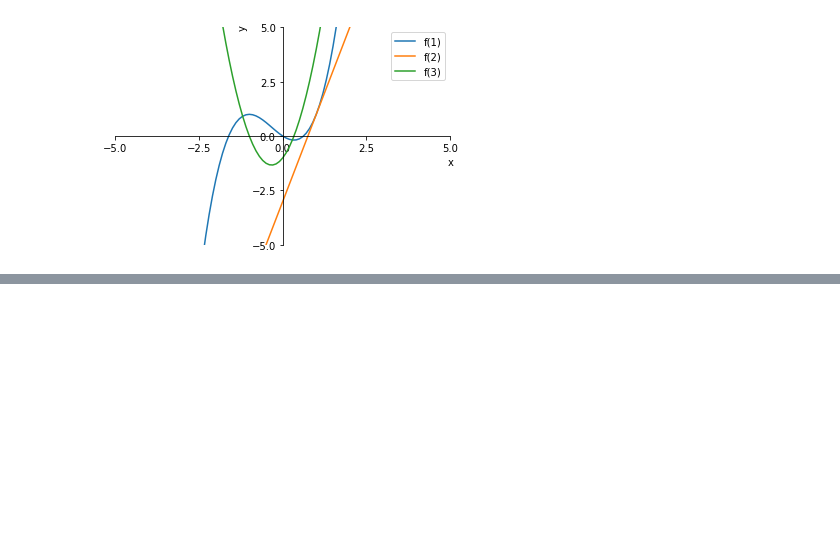
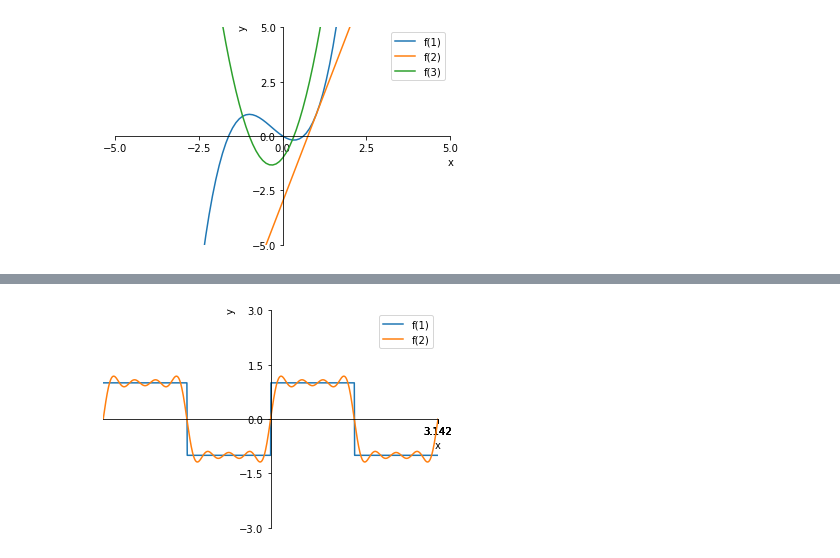
Before and after one commit to Zhurp2020/NLP-from-scratch, a Jupyter notebook: Thomas Calculus/Chapter 3 code.ipynb, the cells around one changed output, grey strips where cells are left out. Drawn from its saved outputs; the diff is of its cells as text; code cells hidden in the pictures; blank space fills up the shorter version.

```diff
--- a/Thomas Calculus/Chapter 3 code.ipynb
+++ b/Thomas Calculus/Chapter 3 code.ipynb
@@ -141,0 +222,8 @@ FunctionPlotter([f,f1,f2]).PlotMultiFunction()
+# %%
+def f(x):
+    return np.piecewise(x,[np.logical_or(x<=-0.5*np.pi,np.logical_and(0<x,x<=0.5*np.pi)),np.logical_or(np.logical_and(-0.5*np.pi<x,x<=0),np.logical_and(0.5*np.pi<x,x<=np.pi))],[lambda x:1,lambda x:-1])
+def g(x):
+    return 1.27324*np.sin(2*x) + 0.42444*np.sin(6*x) + 0.2546*np.sin(10*x) + 0.181986*np.sin(14*x)
+FunctionPlotter([f,g],3,np.linspace(-np.pi,np.pi,1001),ticks=[np.linspace(np.pi,np.pi,5),np.linspace(-3,3,5)],lim=[(-np.pi,np.pi),(-3,3)]).PlotMultiFunction()
+# %% [output]
+[figure, added]
```
Also changed, not shown: parts of 14 cells of this notebook, 7 other files.
